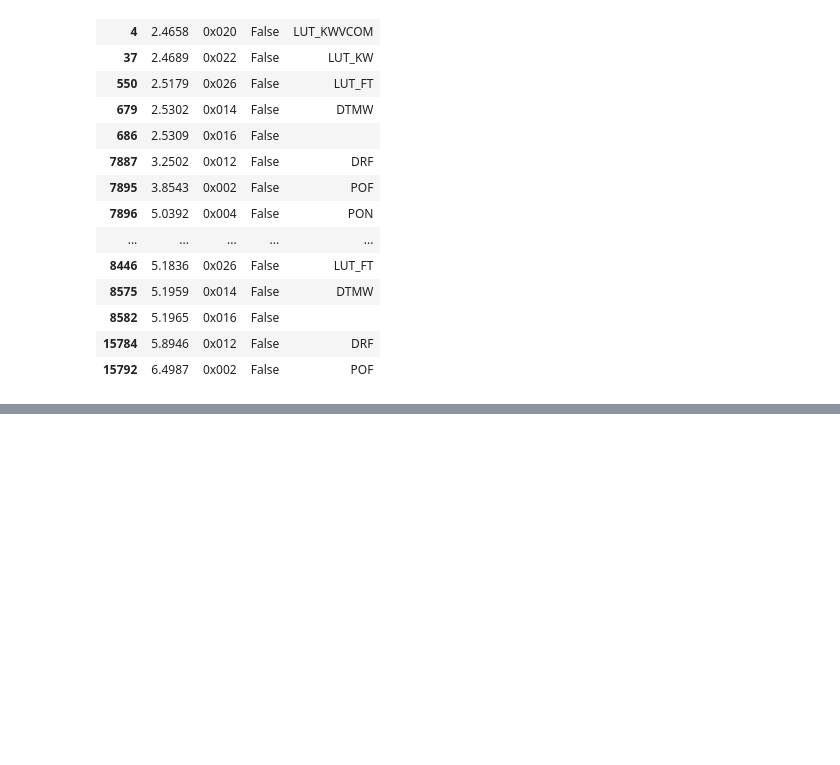
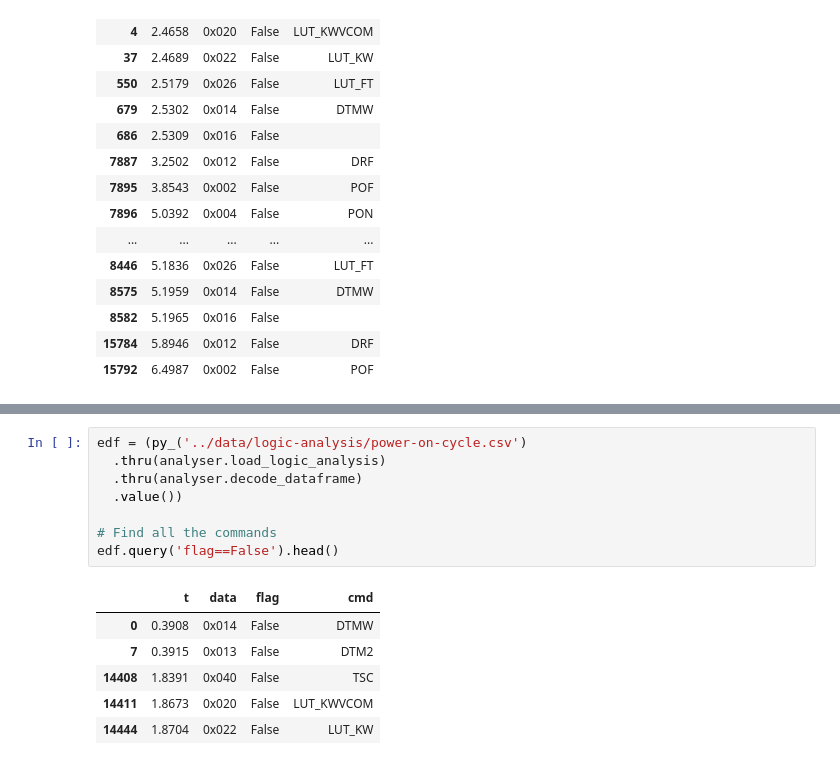
Before and after one commit to prashnts/betty-epd, a Jupyter notebook: notebooks/15-17--logic-analysis-spi.ipynb, the cells around one changed output, grey strips where cells are left out. Drawn from its saved outputs; the diff is of its cells as text; blank space fills up the shorter version.

```diff
--- a/notebooks/15-17--logic-analysis-spi.ipynb
+++ b/notebooks/15-17--logic-analysis-spi.ipynb
@@ -58,0 +100,15 @@ edf.query('flag==False')
+# %%
+edf = (py_('../data/logic-analysis/power-on-cycle.csv')
+  .thru(analyser.load_logic_analysis)
+  .thru(analyser.decode_dataframe)
+  .value())
+
+# Find all the commands
+edf.query('flag==False').head()
+# %% [output]
+|  | t | data | flag | cmd |
+| 0 | 0.3908 | 0x014 | False | DTMW |
+| 7 | 0.3915 | 0x013 | False | DTM2 |
+| 14408 | 1.8391 | 0x040 | False | TSC |
+| 14411 | 1.8673 | 0x020 | False | LUT_KWVCOM |
+| 14444 | 1.8704 | 0x022 | False | LUT_KW |
```
Also changed, not shown: parts of 6 cells of this notebook, 1 other file.
